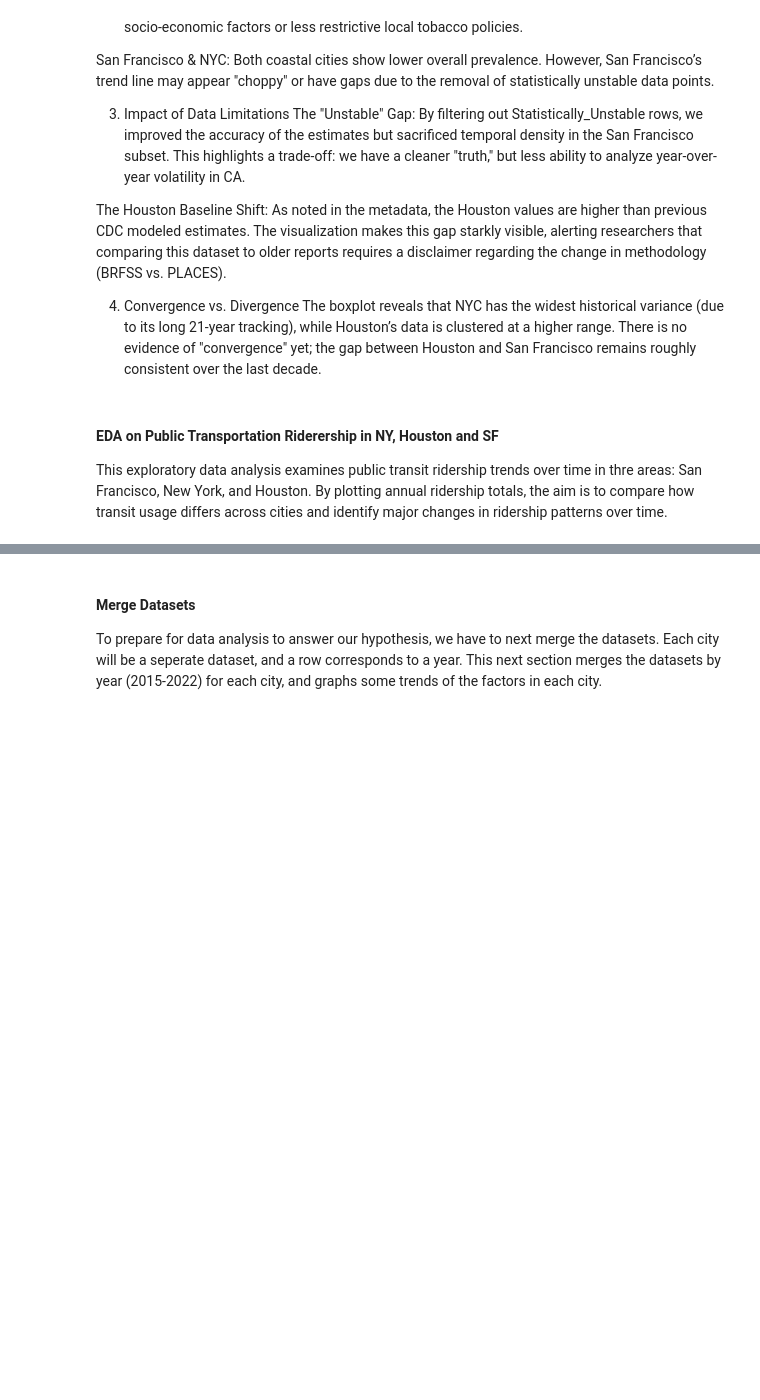
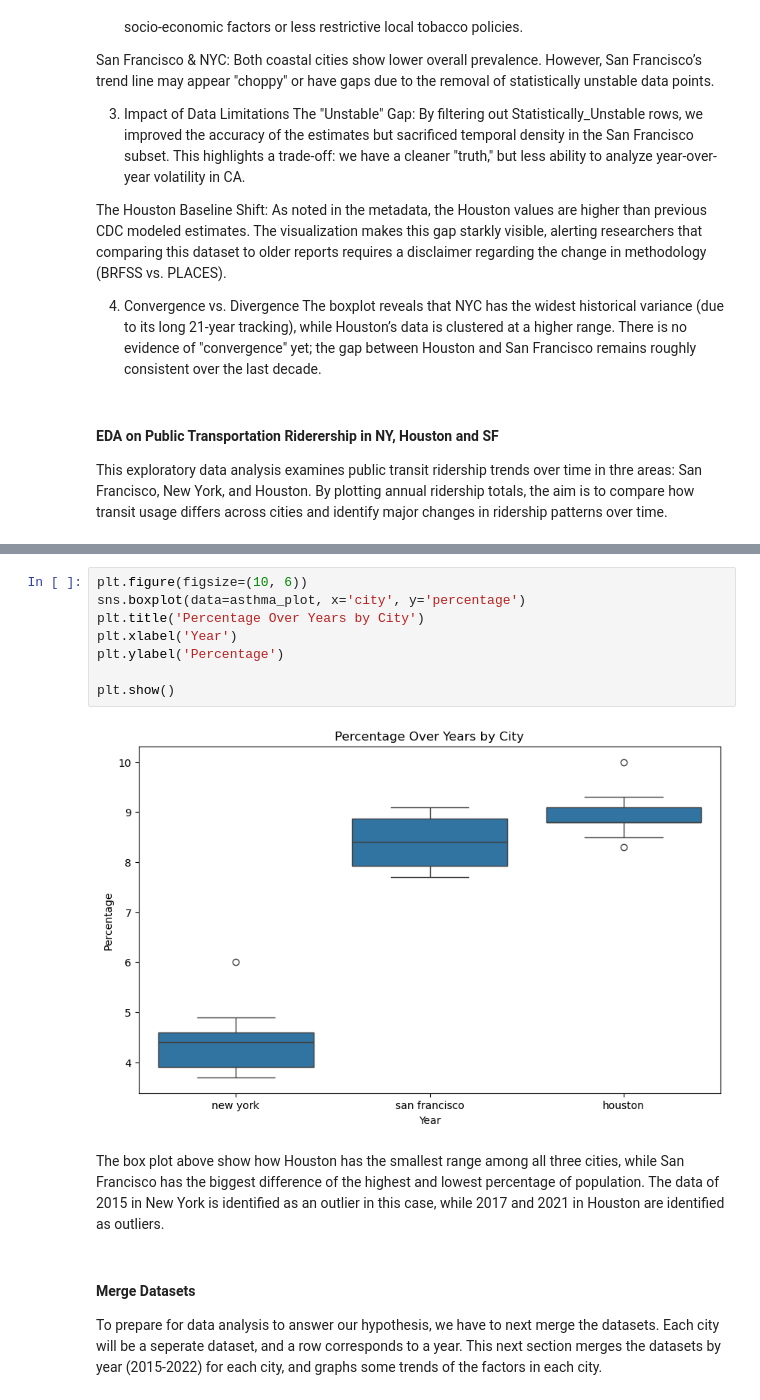
Before and after one commit to COGS108/Group026_WI26, a Jupyter notebook: 02-EDACheckpoint.ipynb, the cells around one changed output, grey strips where cells are left out. Cells and saved outputs as stored; diff of their text form; blank space fills up the shorter version.

```diff
--- a/02-EDACheckpoint.ipynb
+++ b/02-EDACheckpoint.ipynb
@@ -1463,3 +1583,15 @@ plt.show()
+# %%
+plt.figure(figsize=(10, 6))
+sns.boxplot(data=asthma_plot, x='city', y='percentage')
+plt.title('Percentage Over Years by City')
+plt.xlabel('Year')
+plt.ylabel('Percentage')
+
+plt.show()
+# %% [output]
+[figure, added]
+# %% [markdown]
+The box plot above show how Houston has the smallest range among all three cities, while San Francisco has the biggest difference of the highest and lowest percentage of population. The data of 2015 in New York is identified as an outlier in this case, while 2017 and 2021 in Houston are identified as outliers.
 # %% [markdown]
 #### Merge Datasets
 
```
Also changed, not shown: parts of 24 cells of this notebook.
